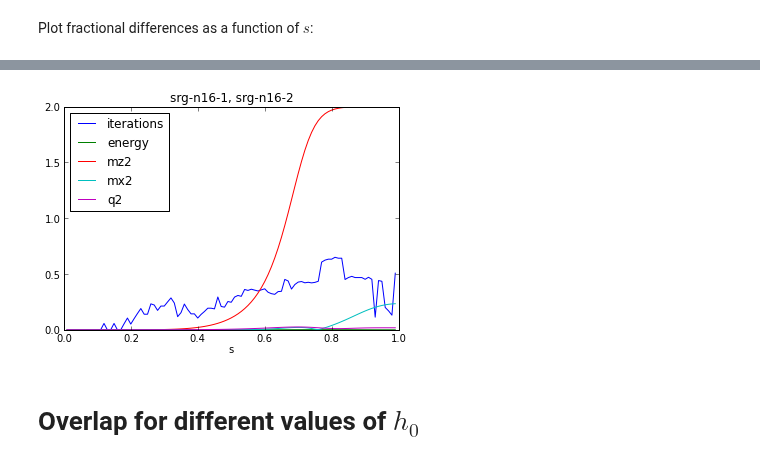
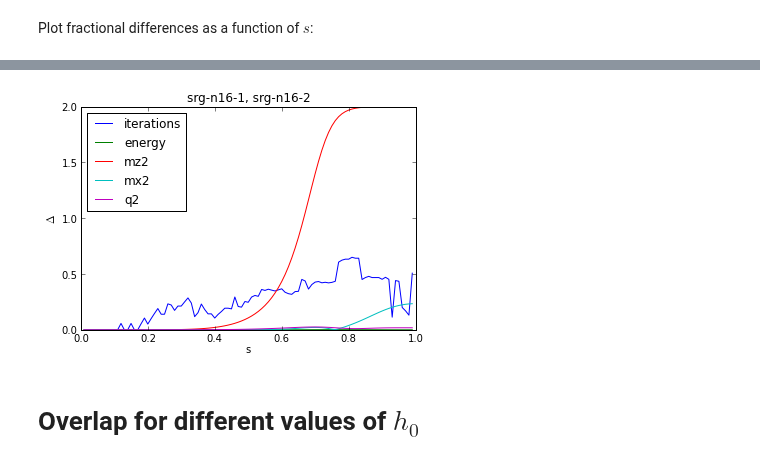
Before and after one commit to mcwitt/quantum-graph-isomorphism, a Jupyter notebook: analysis/analysis.ipynb, the cells around one changed output, grey strips where cells are left out. Saved outputs shown, nothing was run; the diff lists cells and outputs as text; code cells hidden in the pictures.

```diff
--- a/analysis/analysis.ipynb
+++ b/analysis/analysis.ipynb
@@ -48,16 +38,15 @@ df.xs(1.0, level='h0').head()
 # %%
-labels = ['$\Delta({})$'.format(s) for s in symbols]
-
 dfx = df.xs(1.0, level='h0')
 
 for ga, gb in combinations(graphs, 2):
     diffs = dfx.ix[ga] - dfx.ix[gb]
     sums  = dfx.ix[ga] + dfx.ix[gb]
     delta = (2. * diffs / sums).abs()
     delta.plot()
+    ylabel(r'$\Delta$')
     title('{}, {}'.format(ga, gb))
 # %% [output]
-[figure, old version]
+[figure, new version]
 # %% [markdown]
 # Overlap for different values of $h_0$
 # %%
```
Also changed, not shown: parts of 1 cell of this notebook.
